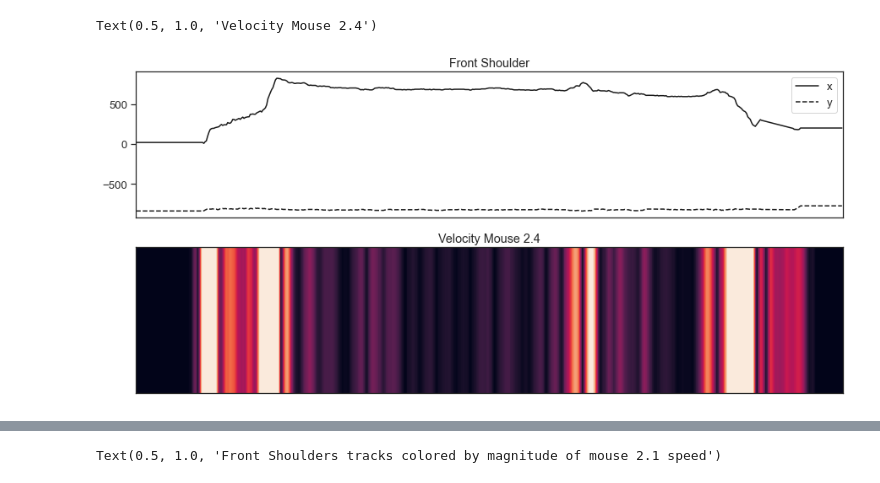
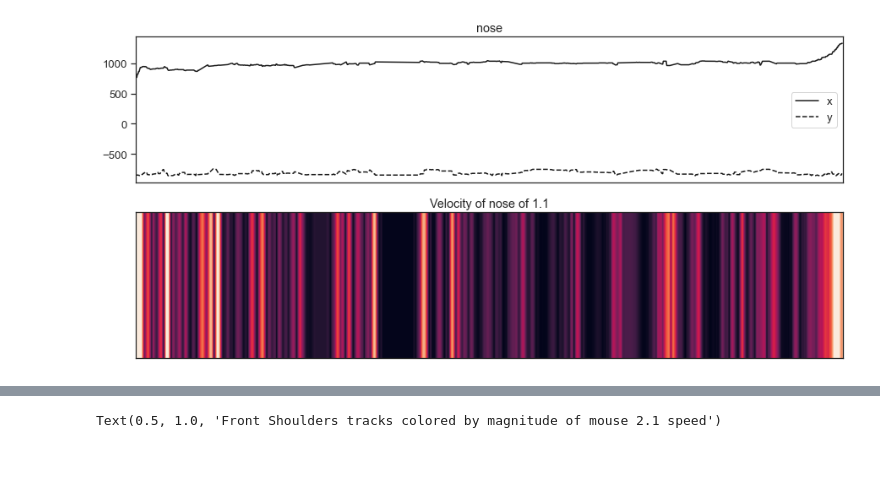
Before and after one commit to padillacoreanolab/pose_tracking_repo, a Jupyter notebook: results/tube_test_analysis/tubetest_analysis.ipynb, the cells around one changed output, grey strips where cells are left out. Drawn from its saved outputs; the diff is of its cells as text; code cells hidden in the pictures.

```diff
--- a/results/tube_test_analysis/tubetest_analysis.ipynb
+++ b/results/tube_test_analysis/tubetest_analysis.ipynb
@@ -6,8 +6,18 @@ from scipy.stats import linregress
 EPSILON = 8
 
 np.set_printoptions(threshold=np.inf)
+#c57
+#ACTIVE TRIAL
+#filename = "./C1_R1v2_ID1v2.mp4.predictions.000_C1_R1v2_ID1v2.analysis.h5"
+#PASSIVE TRIALs
+#filename = "./C1_R1v4_ID1v3.mp4.predictions.000_C1_R1v4_ID1v3.analysis.h5"
+#filename = "./C2_R4v1_ID4v1.mp4.predictions.000_C2_R4v1_ID4v1.analysis.h5"
 
-filename = "./CAGE2_TUBETEST_2.4v2.1_BLACKMICE.mp4.predictions.000_CAGE2_TUBETEST_2.4v2.1.analysis.h5"
+#CD1
+#ACTIVE TRIALS
+#filename = "./C6_R1v2_ID1v3.mp4.predictions.slp.000_C6_R1v2_ID1v3.analysis.h5"
+#PASSIVE TRIALS
+filename = "./C5_R4v1_ID3v4.mp4.predictions.000_C5_R4v1_ID3v4.analysis.h5"
 
 with h5py.File(filename, "r") as f:
     dset_names = list(f.keys())
@@ -220,18 +253,28 @@ max(front_loc[:, Y_INDEX, MOUSE_YELLOW_PAGES['2.4']])
 # %%
-fig = plt.figure(figsize=(15,7))
-ax1 = fig.add_subplot(211)
-ax1.plot(front_loc[:, 0, 0], 'k', label='x')
-ax1.plot(-1*front_loc[:, 1, 0], 'k', label='y', linestyle='dashed')
+def visualize_velocity(node, node_loc, mouse):
+    """
+    node: string of node you want to visualize the velocity of i.e. 'nose'
+    node_loc: a [frames, 2] array
+    mouse: string, ID's i.e. '1.1'
+    returns and saves plots of velocity visualization into velocity folder
 
-ax1.legend()
-ax1.set_xticks([])
-ax1.set_title('Front Shoulder')
+    """
+    node_vel = smooth_diff(node_loc[:, :, MOUSE_YELLOW_PAGES[mouse]])
+    fig = plt.figure(figsize=(15,7))
+    ax1 = fig.add_subplot(211)
+    ax1.plot(node_loc[:, 0, MOUSE_YELLOW_PAGES[mouse]], 'k', label='x')
+    ax1.plot(-1*node_loc[:, 1, MOUSE_YELLOW_PAGES[mouse]], 'k', label='y', linestyle='dashed')
 
-ax2 = fig.add_subplot(212, sharex=ax1)
-ax2.imshow(front_vel_mouse2_4[:,np.newaxis].T, aspect='auto', vmin=0, vmax=10)
-ax2.set_yticks([])
-ax2.set_title('Velocity Mouse 2.4')
+    ax1.legend()
+    ax1.set_xticks([])
+    ax1.set_title(node)
+
+    ax2 = fig.add_subplot(212, sharex=ax1)
+    ax2.imshow(node_vel[:,np.newaxis].T, aspect='auto', vmin=0, vmax=10)
+    ax2.set_yticks([])
+    ax2.set_title('Velocity of ' + node + ' of ' + mouse)
+    plt.savefig('./plots/velocity/id_{}_velocity_{}.png'.format(mouse, node))
+visualize_velocity('nose', nose_loc, '1.1')
 # %% [output]
-Text(0.5, 1.0, 'Velocity Mouse 2.4')
-[figure, old version]
+[figure, new version]
 # %%
```
Also changed, not shown: parts of 19 cells of this notebook, 54 other files.
